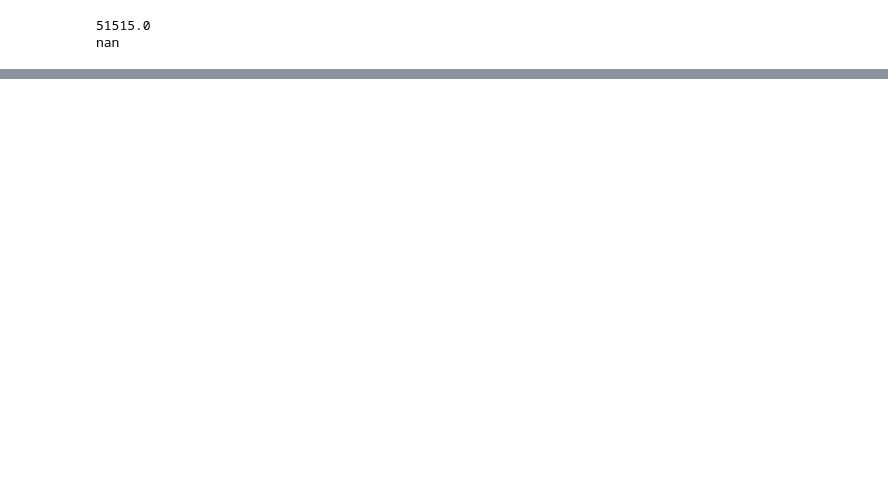
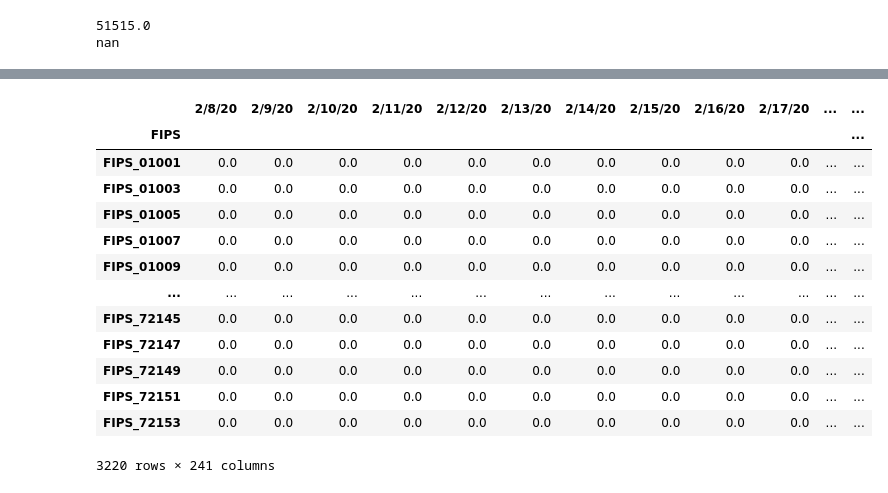
Before and after one commit to UBERCRUZER/covid19, a Jupyter notebook: mapGenerator.ipynb, the cells around one changed output, grey strips where cells are left out. Cells and saved outputs as stored; diff of their text form; code cells hidden in the pictures; blank space fills up the shorter version.

```diff
--- a/mapGenerator.ipynb
+++ b/mapGenerator.ipynb
@@ -300,2 +303,22 @@ binBoundaries
 # %%
 data = data.iloc[:,10:]
+# %%
+
+img_path = os.path.join(os.getcwd(), 'maps')
+filenames = os.listdir(img_path)
+save_path = os.path.join(os.getcwd(), 'animatedMap.gif')
+
+filenames = [name for name in filenames if not '.png' in name]
+
+d = "maps"
+filenames = []
+for path in os.listdir(d):
+    full_path = os.path.join(d, path)
+    if os.path.isfile(full_path):
+        filenames.append(full_path)
+
+filenames = [name for name in filenames if not '.png' in name]
+# %%
+lastDate = filenames[-1][5:-7]
+
+diff = (datetime.datetime.strptime(lastDate, '%Y-%m-%d') - datetime.datetime.strptime(data.columns[-1], '%m/%d/%y')).days
@@ -302,3 +328,25 @@ data = data.iloc[:,10:]
+# %%
+if diff == 0:
+    data = data.iloc[:,-1:]
+else:
+    data = data.iloc[:,diff:]
+# %%
+data
+# %% [output]
+|  | 2/8/20 | 2/9/20 | 2/10/20 | 2/11/20 | 2/12/20 | 2/13/20 | 2/14/20 | 2/15/20 | 2/16/20 | 2/17/20 | ... | ... |
+| FIPS |  |  |  |  |  |  |  |  |  |  |  | ... |
+| FIPS_01001 | 0.0 | 0.0 | 0.0 | 0.0 | 0.0 | 0.0 | 0.0 | 0.0 | 0.0 | 0.0 | ... | ... |
+| FIPS_01003 | 0.0 | 0.0 | 0.0 | 0.0 | 0.0 | 0.0 | 0.0 | 0.0 | 0.0 | 0.0 | ... | ... |
+| FIPS_01005 | 0.0 | 0.0 | 0.0 | 0.0 | 0.0 | 0.0 | 0.0 | 0.0 | 0.0 | 0.0 | ... | ... |
+| FIPS_01007 | 0.0 | 0.0 | 0.0 | 0.0 | 0.0 | 0.0 | 0.0 | 0.0 | 0.0 | 0.0 | ... | ... |
+| FIPS_01009 | 0.0 | 0.0 | 0.0 | 0.0 | 0.0 | 0.0 | 0.0 | 0.0 | 0.0 | 0.0 | ... | ... |
+| ... | ... | ... | ... | ... | ... | ... | ... | ... | ... | ... | ... | ... |
+| FIPS_72145 | 0.0 | 0.0 | 0.0 | 0.0 | 0.0 | 0.0 | 0.0 | 0.0 | 0.0 | 0.0 | ... | ... |
+| FIPS_72147 | 0.0 | 0.0 | 0.0 | 0.0 | 0.0 | 0.0 | 0.0 | 0.0 | 0.0 | 0.0 | ... | ... |
+| FIPS_72149 | 0.0 | 0.0 | 0.0 | 0.0 | 0.0 | 0.0 | 0.0 | 0.0 | 0.0 | 0.0 | ... | ... |
+| FIPS_72151 | 0.0 | 0.0 | 0.0 | 0.0 | 0.0 | 0.0 | 0.0 | 0.0 | 0.0 | 0.0 | ... | ... |
+| FIPS_72153 | 0.0 | 0.0 | 0.0 | 0.0 | 0.0 | 0.0 | 0.0 | 0.0 | 0.0 | 0.0 | ... | ... |
+3220 rows × 241 columns
 # %%
 # colors = ["#F1EEF6", "#D4B9DA", "#C994C7", "#DF65B0", "#DD1C77", "#980043"]
 
```
Also changed, not shown: parts of 17 cells of this notebook, 1 other file.
